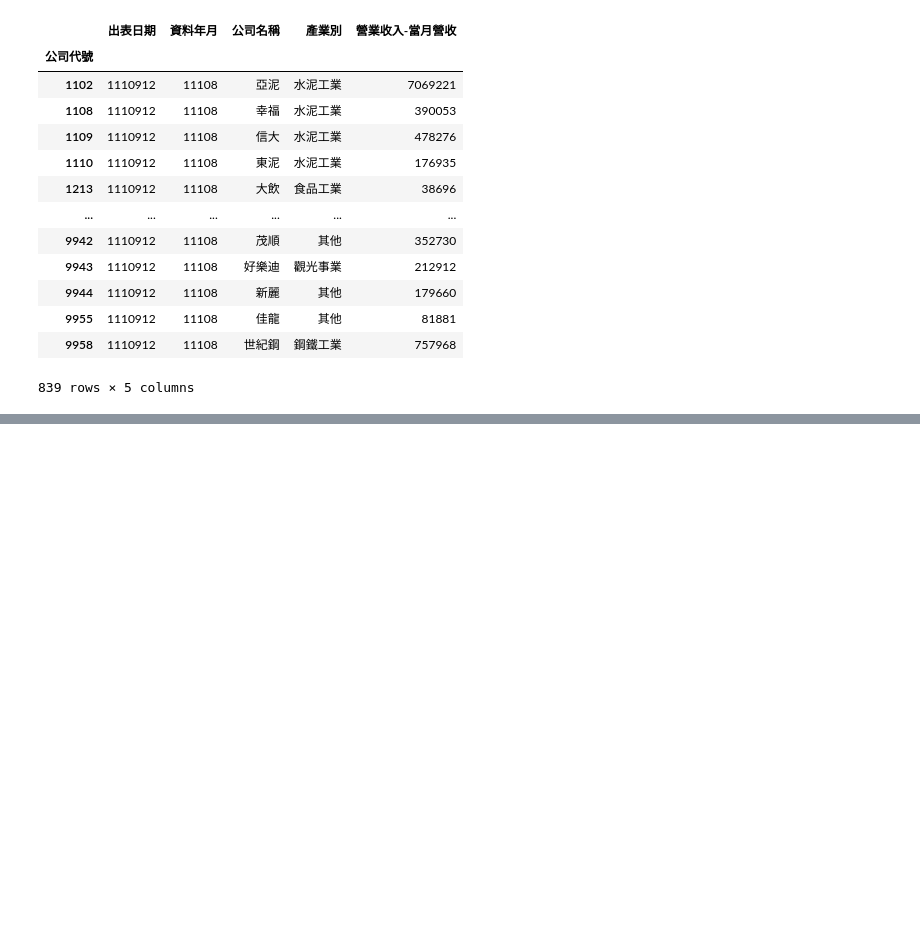
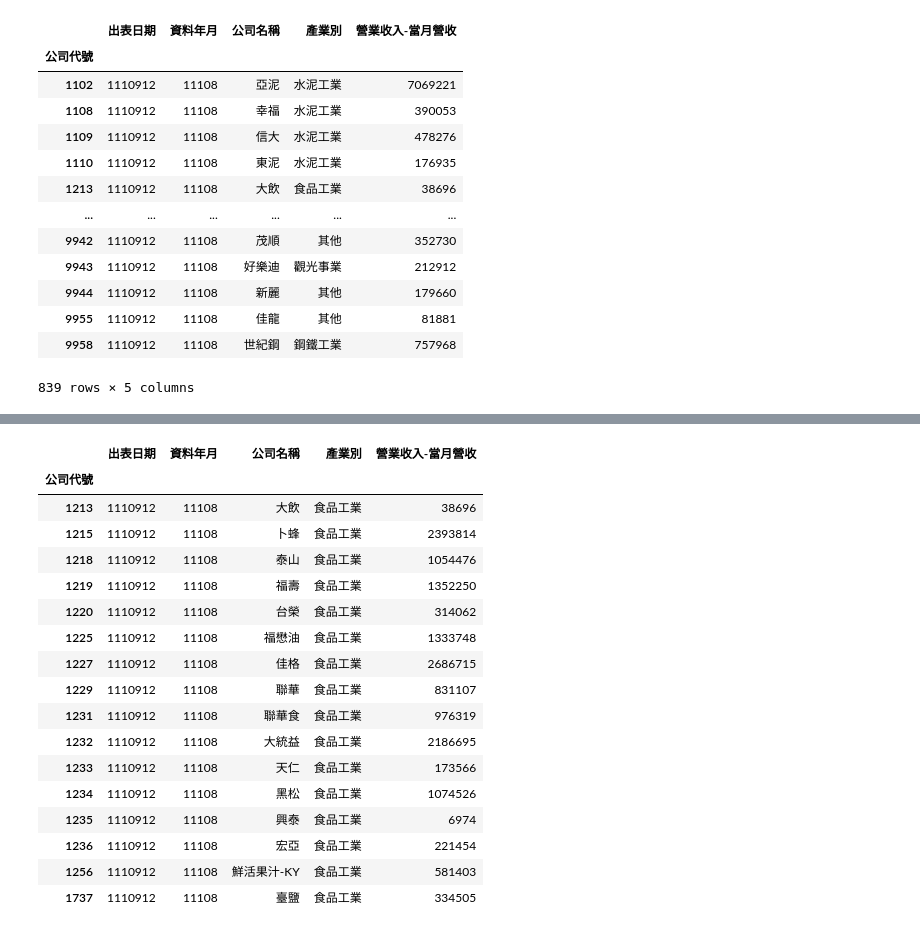
Before and after one commit to siang0707/2024_02_20_2_4, a Jupyter notebook: lesson16/lesson16_3.ipynb, the cells around one changed output, grey strips where cells are left out. Cells and saved outputs as stored; diff of their text form; code cells hidden in the pictures; blank space fills up the shorter version.

```diff
--- a/lesson16/lesson16_3.ipynb
+++ b/lesson16/lesson16_3.ipynb
@@ -89,0 +139,22 @@ df3
+# %%
+#對該欄位的內容值搜尋
+df3[df3['產業別'] == '食品工業']
+# %% [output]
+|  | 出表日期 | 資料年月 | 公司名稱 | 產業別 | 營業收入-當月營收 |
+| 公司代號 |  |  |  |  |  |
+| 1213 | 1110912 | 11108 | 大飲 | 食品工業 | 38696 |
+| 1215 | 1110912 | 11108 | 卜蜂 | 食品工業 | 2393814 |
+| 1218 | 1110912 | 11108 | 泰山 | 食品工業 | 1054476 |
+| 1219 | 1110912 | 11108 | 福壽 | 食品工業 | 1352250 |
+| 1220 | 1110912 | 11108 | 台榮 | 食品工業 | 314062 |
+| 1225 | 1110912 | 11108 | 福懋油 | 食品工業 | 1333748 |
+| 1227 | 1110912 | 11108 | 佳格 | 食品工業 | 2686715 |
+| 1229 | 1110912 | 11108 | 聯華 | 食品工業 | 831107 |
+| 1231 | 1110912 | 11108 | 聯華食 | 食品工業 | 976319 |
+| 1232 | 1110912 | 11108 | 大統益 | 食品工業 | 2186695 |
+| 1233 | 1110912 | 11108 | 天仁 | 食品工業 | 173566 |
+| 1234 | 1110912 | 11108 | 黑松 | 食品工業 | 1074526 |
+| 1235 | 1110912 | 11108 | 興泰 | 食品工業 | 6974 |
+| 1236 | 1110912 | 11108 | 宏亞 | 食品工業 | 221454 |
+| 1256 | 1110912 | 11108 | 鮮活果汁-KY | 食品工業 | 581403 |
+| 1737 | 1110912 | 11108 | 臺鹽 | 食品工業 | 334505 |
```
Also changed, not shown: parts of 7 cells of this notebook, 2 other files.
